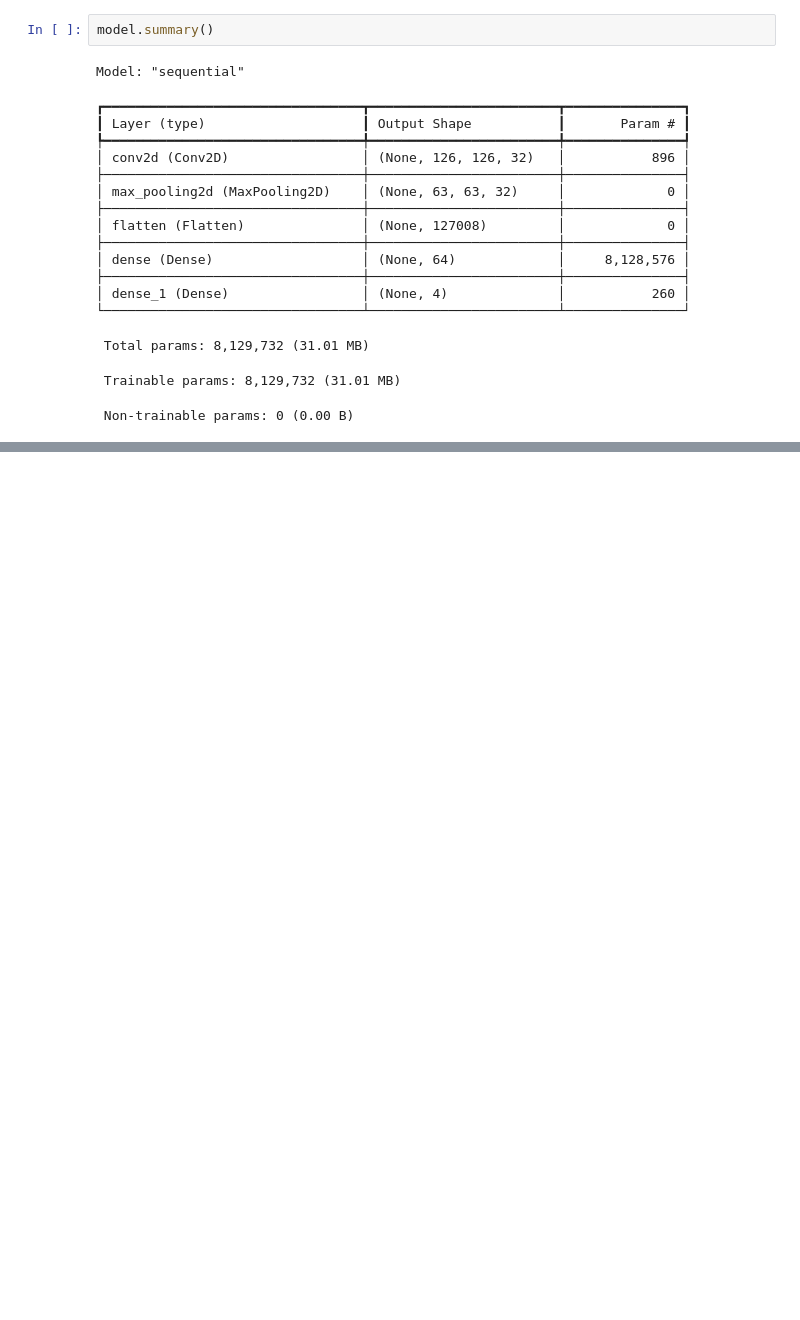
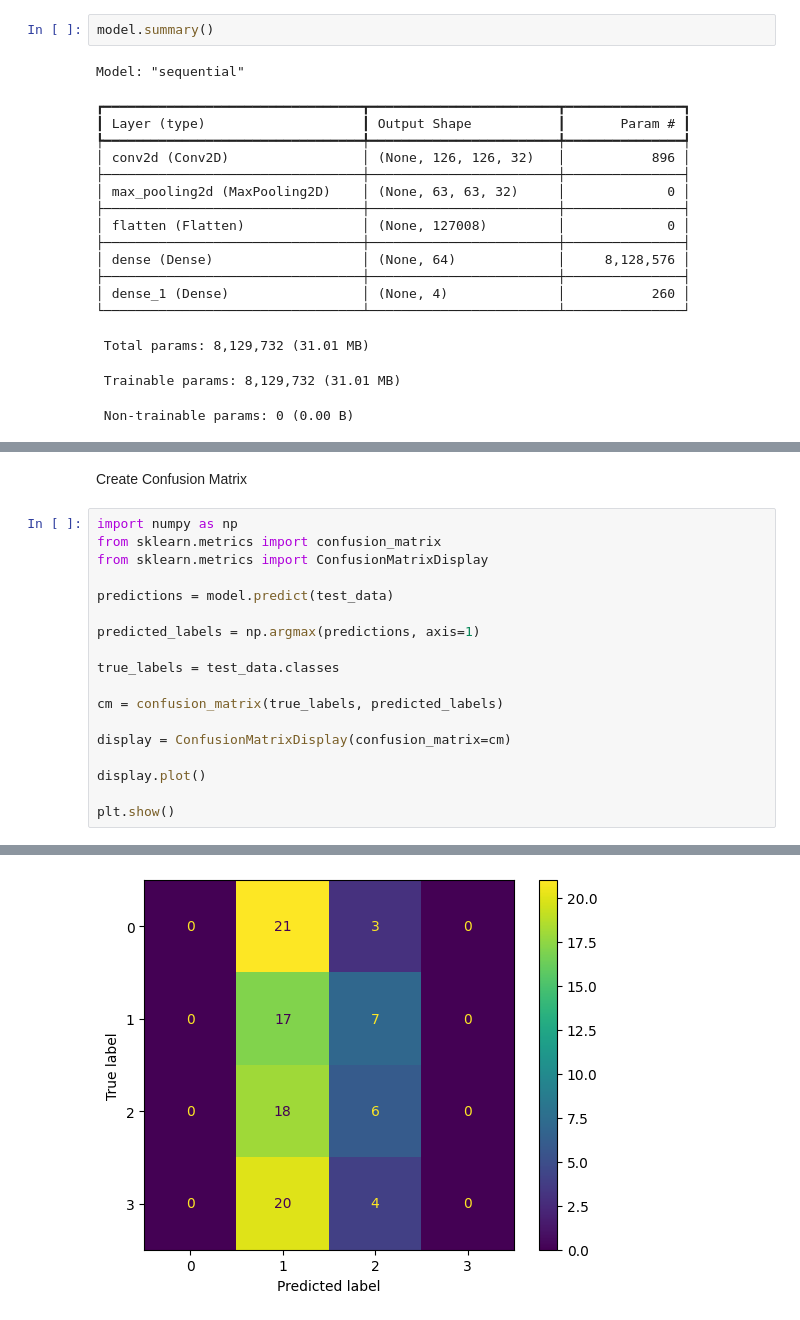
Before and after one commit to dppanchal889/assignment--05--BITSOM-2511143-part-2-cnn-computer-vision, a Jupyter notebook: notebook.ipynb, the cells around one changed output, grey strips where cells are left out. Cells and saved outputs as stored; diff of their text form; blank space fills up the shorter version.

```diff
--- a/notebook.ipynb
+++ b/notebook.ipynb
@@ -264,0 +382,21 @@ Model: "sequential"
+# %% [markdown]
+Create Confusion Matrix
+# %%
+import numpy as np
+from sklearn.metrics import confusion_matrix
+from sklearn.metrics import ConfusionMatrixDisplay
+
+predictions = model.predict(test_data)
+
+predicted_labels = np.argmax(predictions, axis=1)
+
+true_labels = test_data.classes
+
+cm = confusion_matrix(true_labels, predicted_labels)
+
+display = ConfusionMatrixDisplay(confusion_matrix=cm)
+
+display.plot()
+
+plt.show()
+# %% [output]
@@ -264,0 +404 @@ Model: "sequential"
+[figure, added]
```
Also changed, not shown: parts of 20 cells of this notebook.
